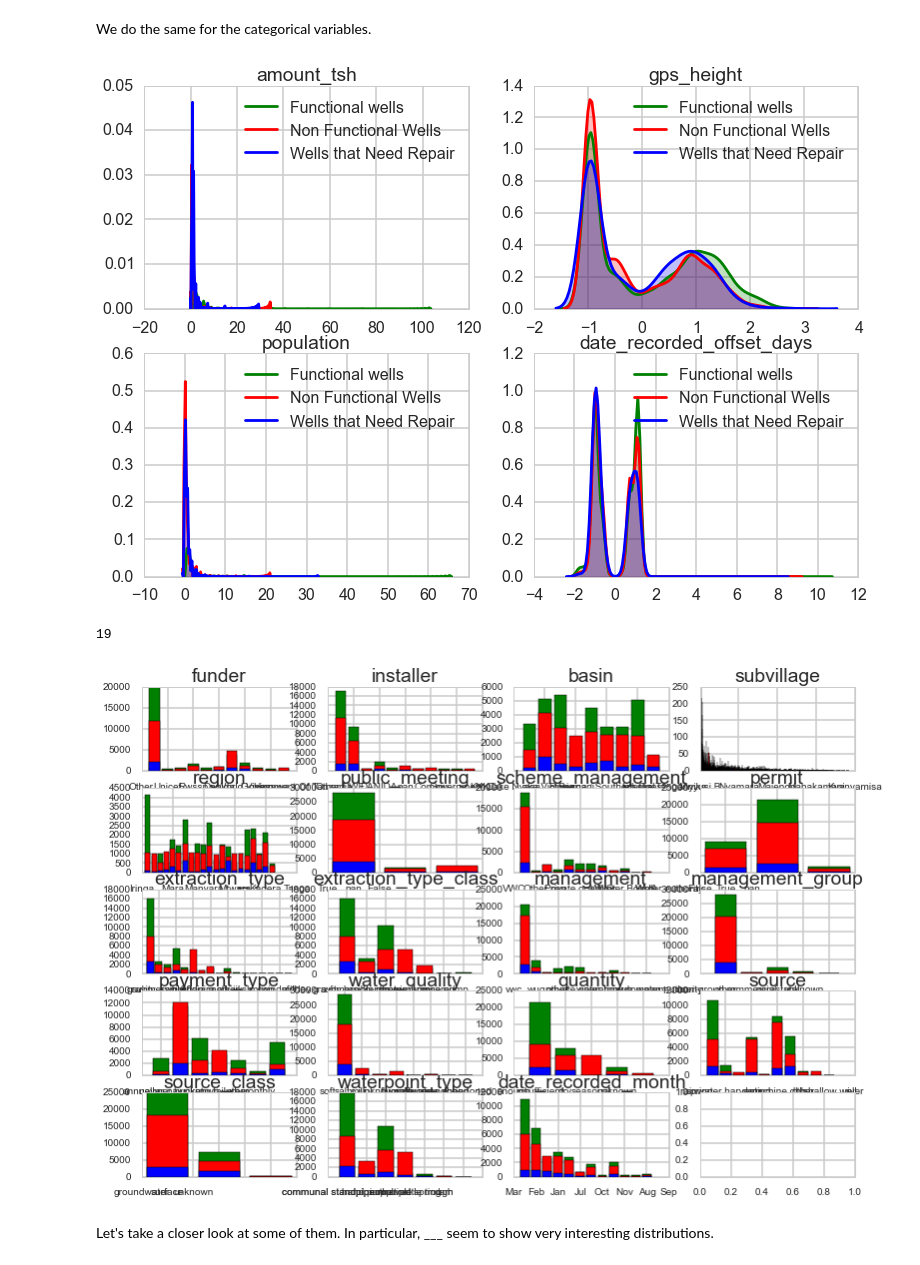
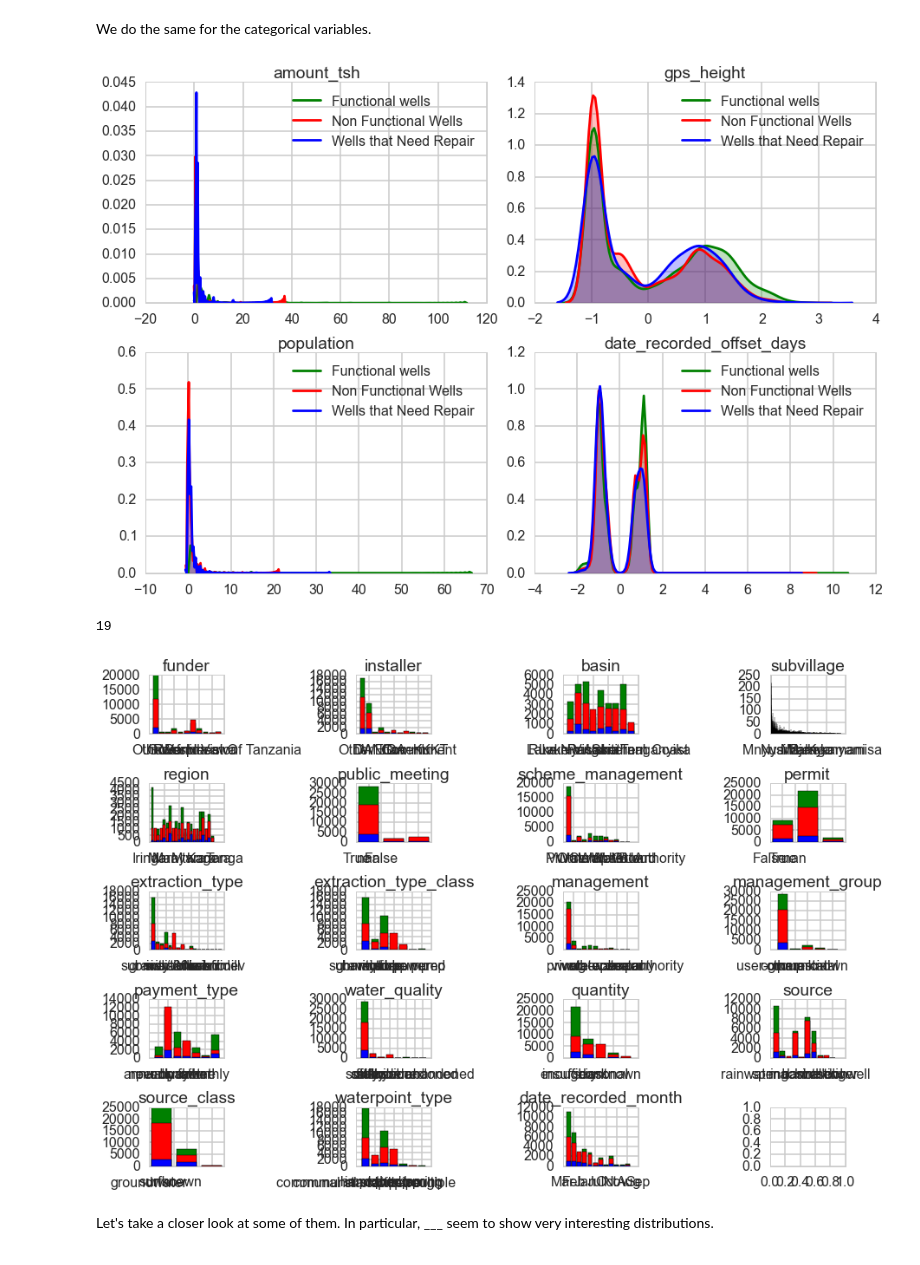
Before and after one commit to lhz1029/WellWatchers, a Jupyter notebook: Data_Exploration_and_Models.ipynb, the cells around one changed output. Saved outputs shown, nothing was run; the diff lists cells and outputs as text; code cells hidden in the pictures.

```diff
--- a/Data_Exploration_and_Models.ipynb
+++ b/Data_Exploration_and_Models.ipynb
@@ -265,8 +265,10 @@ for i, feature in enumerate(STANDARDIZABLE):
     sns.kdeplot(df_new[df_new['status_group']=='non functional'][feature], ax=ax, shade=True,color='red', label="Non Functional Wells")
     sns.kdeplot(df_new[df_new['status_group']=='functional needs repair'][feature], ax=ax, shade=True,color='blue', label="Wells that Need Repair")
     ax.set_title(feature)
+
+fig.tight_layout()
 # %% [output]
-[figure, old version]
+[figure, new version]
 # %%
 CATEGORICAL = [u'funder', u'installer', u'basin', u'subvillage', u'region',
                u'public_meeting', u'scheme_management', u'permit',
@@ -289,35 +291,35 @@ for j, variable in enumerate(CATEGORICAL):
     functional = df_new[df_new['status_group']=='functional'][variable].tolist()
     non_functional = df_new[df_new['status_group']=='non functional'][variable].tolist()
     needs_repair = df_new[df_new['status_group']=='functional needs repair'][variable].tolist()
     categories = pd.Series(df_new[variable].values.ravel()).unique()
     value_freq_funct = []
     value_freq_nonf = []
     value_freq_repair = []
     categories_num = range(1,len(categories)+1)
     for value in categories:
         value_freq_funct.append(functional.count(value))
         value_freq_nonf.append(non_functional.count(value))
         value_freq_repair.append(needs_repair.count(value))
     ax1.bar(categories_num,value_freq_funct,align='center',color='g')
     ax1.bar(categories_num,value_freq_nonf,align='center',color='r')
     ax1.bar(categories_num,value_freq_repair,align='center',color='b')
     ax1.set_xticklabels(categories)
     ax1.legend()
     ax1.set_title(variable)
 
-
+fig1.tight_layout()
 
 
 
 #     functional = df_new[df_new['status_group']=='functional']['funder'].tolist()
 #     non_functional = df_new[df_new['status_group']=='non functional']['funder'].tolist()
 #     needs_repair = df_new[df_new['status_group']=='functional needs repair']['funder'].tolist()
 #     #labels = ["Positive Response", "Negative Response"]
 #     ax1[j/3,j%3].hist([pos_resp,neg_resp], label=["Positive Response","Negative Response"], stacked=True)
 #     ax1j.legend()
 #     ax1j.set_title(indicator)
 # %% [output]
-[figure, old version]
+[figure, new version]
 # %% [markdown]
 Let's take a closer look at some of them. In particular, ___ seem to show very interesting distributions.
 # %%
```
Also changed, not shown: parts of 24 cells of this notebook.
